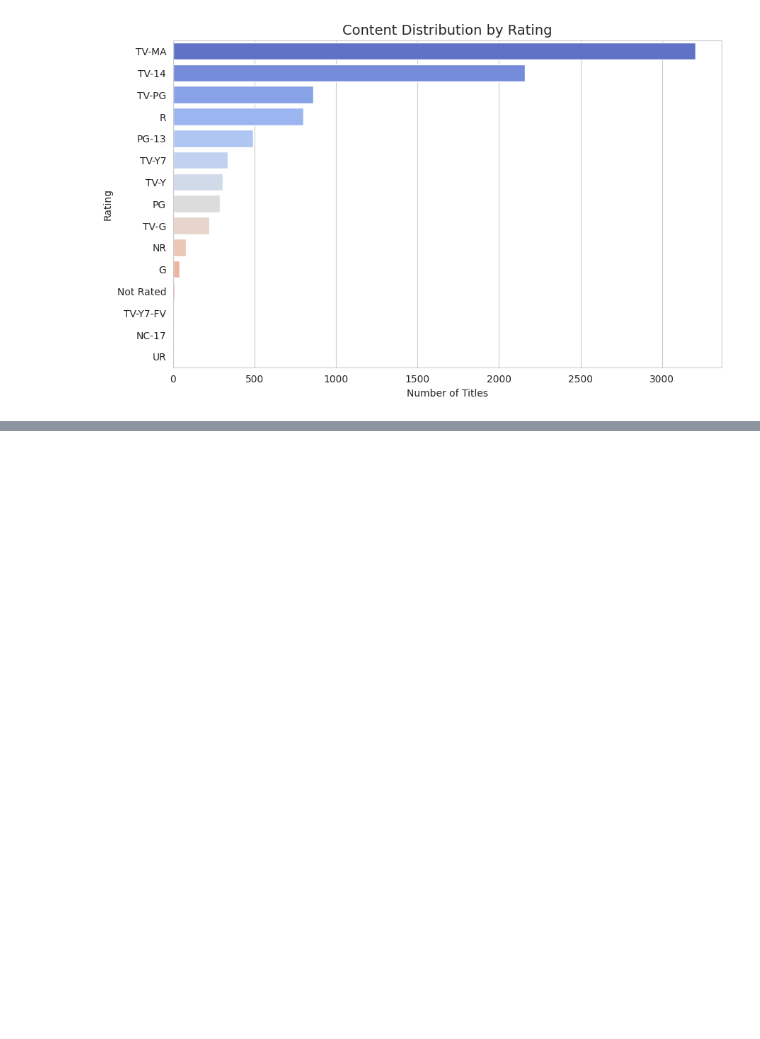
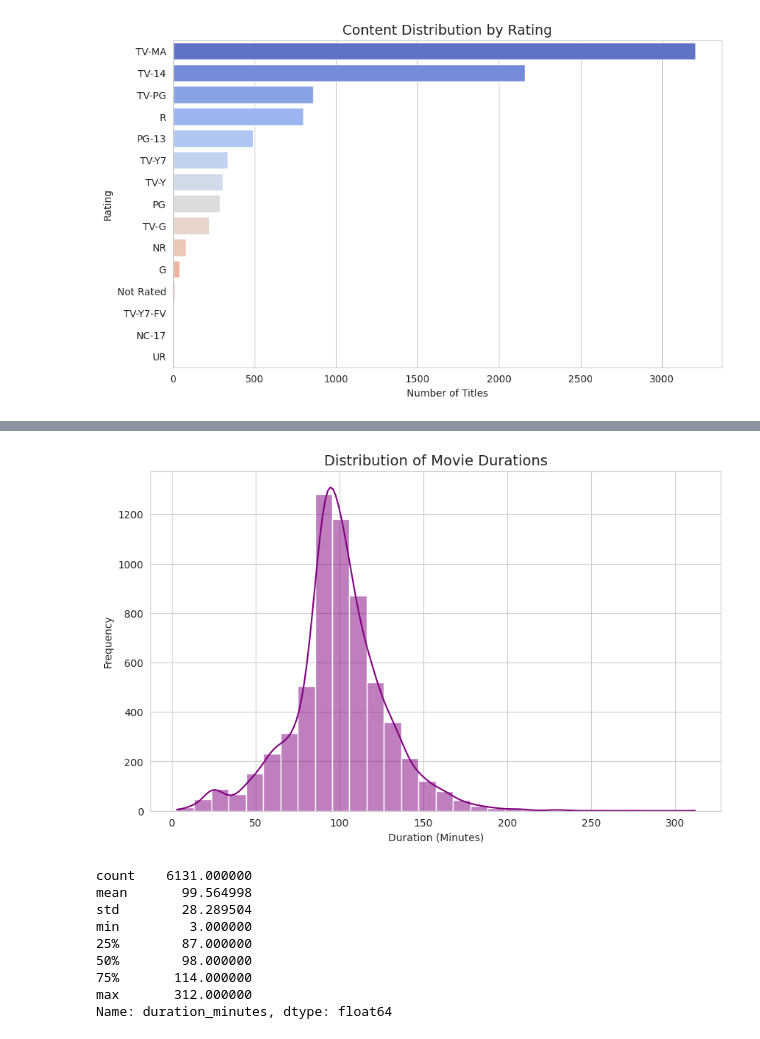
Before and after one commit to AiWriter404/Netflix_Analysis, a Jupyter notebook: Netflix_Analysis.ipynb, the cells around one changed output, grey strips where cells are left out. Cells and saved outputs as stored; diff of their text form; code cells hidden in the pictures; blank space fills up the shorter version.

```diff
--- a/Netflix_Analysis.ipynb
+++ b/Netflix_Analysis.ipynb
@@ -576,0 +574,20 @@ NameError: name 'rating_counts' is not defined
+# %%
+plt.figure(figsize=(10,6))
+sns.histplot(df['duration_minutes'].dropna(), bins=30, kde=True, color='purple')
+plt.title('Distribution of Movie Durations', fontsize=14)
+plt.xlabel('Duration (Minutes)')
+plt.ylabel('Frequency')
+plt.show()
+
+print(df['duration_minutes'].describe())
+# %% [output]
+[figure, added]
+count    6131.000000
+mean       99.564998
+std        28.289504
+min         3.000000
+25%        87.000000
+50%        98.000000
+75%       114.000000
+max       312.000000
+Name: duration_minutes, dtype: float64
```
Also changed, not shown: parts of 4 cells of this notebook.
